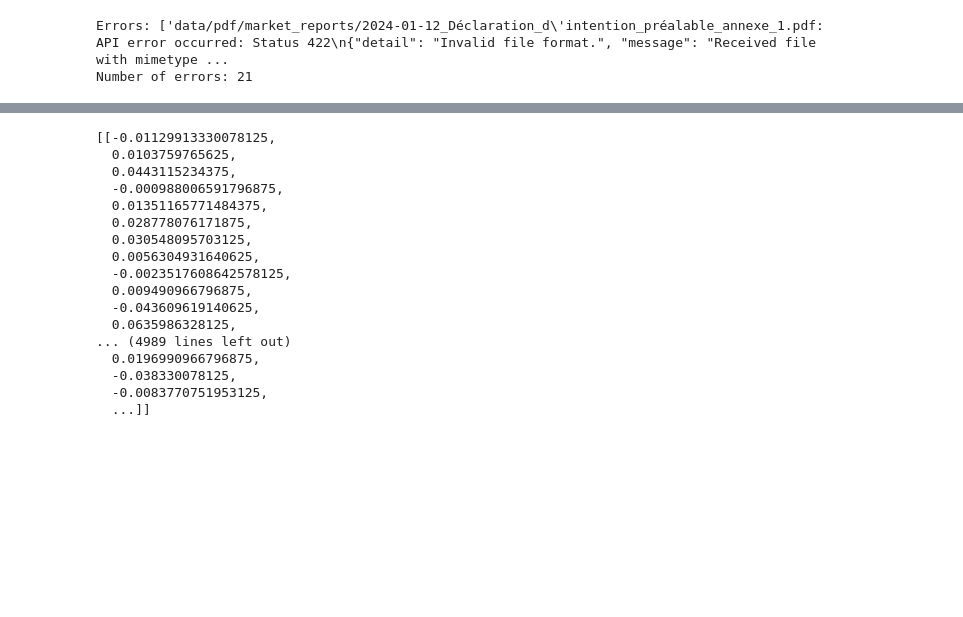
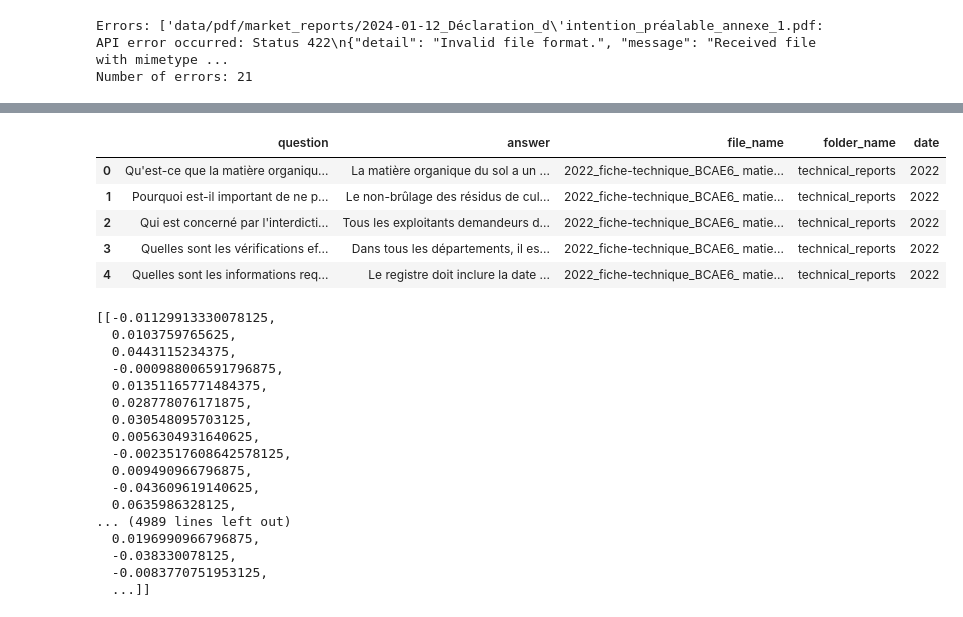
Before and after one commit to EstienneG/AgroFlow, a Jupyter notebook: RAG.ipynb, the cells around one changed output, grey strips where cells are left out. Cells and saved outputs as stored; diff of their text form; code cells hidden in the pictures; blank space fills up the shorter version.

Commit message:
feat: add question generation without batching

```diff
--- a/RAG.ipynb
+++ b/RAG.ipynb
@@ -108,0 +233,81 @@ Number of errors: 21
+# %%
+from pydantic import BaseModel, Field
+from typing import List
+
+class QA(BaseModel):
+    question: str = Field(
+        ...,
+        description="Une question qui peut être répondue à partir de ce document. La date doit être incluse dans la question si elle est pertinente.",
+    )
+    answer: str= Field(
+        ...,
+        description="La réponse à la question posée.",
+    )
+
+class QAList(BaseModel):
+    q_and_a: List[QA] = Field(
+        ...,
+        description="Une liste de questions et réponses générées à partir d'un document référence.",
+    )
+# %%
+import pandas as pd
+import glob
+import os
+
+model = "pixtral-12b-2409"
+
+# Process all markdown files in both folders
+qa_data = []
+folders = ["data/md/technical_reports", "data/md/market_reports"]
+
+for folder in folders:
+    folder_name = os.path.basename(folder)
+
+    for document_path in tqdm(glob.glob(f"{folder}/*.md"), desc=f"Processing {folder}"):
+        file_name = os.path.basename(document_path)
+
+        content_arrays = md_to_pixtral_format(
+            document_path,
+            user_query="En tant qu'agriculteur, quelles sont 5 questions utiles pour mon travail que je pourrais poser à ce document ? Quelles sont les réponses ? La date doit être incluse dans la question si elle est pertinente."
+        )
+
+        for content_array in content_arrays:
+            messages = [
+                {
+                    "role": "user",
+                    "content": content_array
+                }
+            ]
+
+            try:
+                chat_response = client.chat.parse(
+                    model=model,
+                    messages=messages,
+                    response_format=QAList
+                )
+
+                for qa in chat_response.choices[0].message.parsed.q_and_a:
+                    qa_data.append({
+                        "question": qa.question,
+                        "answer": qa.answer,
+                        "file_name": file_name,
+                        "folder_name": folder_name,
+                        "date": file_name.split("_")[0],
+                    })
+            except Exception as e:
+                print(f"Error processing {document_path}: {str(e)}")
+
+        break
+
+qa_df = pd.DataFrame(qa_data)
+
+qa_df.to_csv("qa_rag_eval.csv", index=False, encoding="utf-8")
+
+qa_df.head()
+# %% [output]
+|  | question | answer | file_name | folder_name | date |
+| 0 | Qu'est-ce que la matière organiqu... | La matière organique du sol a un ... | 2022_fiche-technique_BCAE6_ matie... | technical_reports | 2022 |
+| 1 | Pourquoi est-il important de ne p... | Le non-brûlage des résidus de cul... | 2022_fiche-technique_BCAE6_ matie... | technical_reports | 2022 |
+| 2 | Qui est concerné par l'interdicti... | Tous les exploitants demandeurs d... | 2022_fiche-technique_BCAE6_ matie... | technical_reports | 2022 |
+| 3 | Quelles sont les vérifications ef... | Dans tous les départements, il es... | 2022_fiche-technique_BCAE6_ matie... | technical_reports | 2022 |
+| 4 | Quelles sont les informations req... | Le registre doit inclure la date ... | 2022_fiche-technique_BCAE6_ matie... | technical_reports | 2022 |
```
Also changed, not shown: parts of 11 cells of this notebook, 2 other files.
